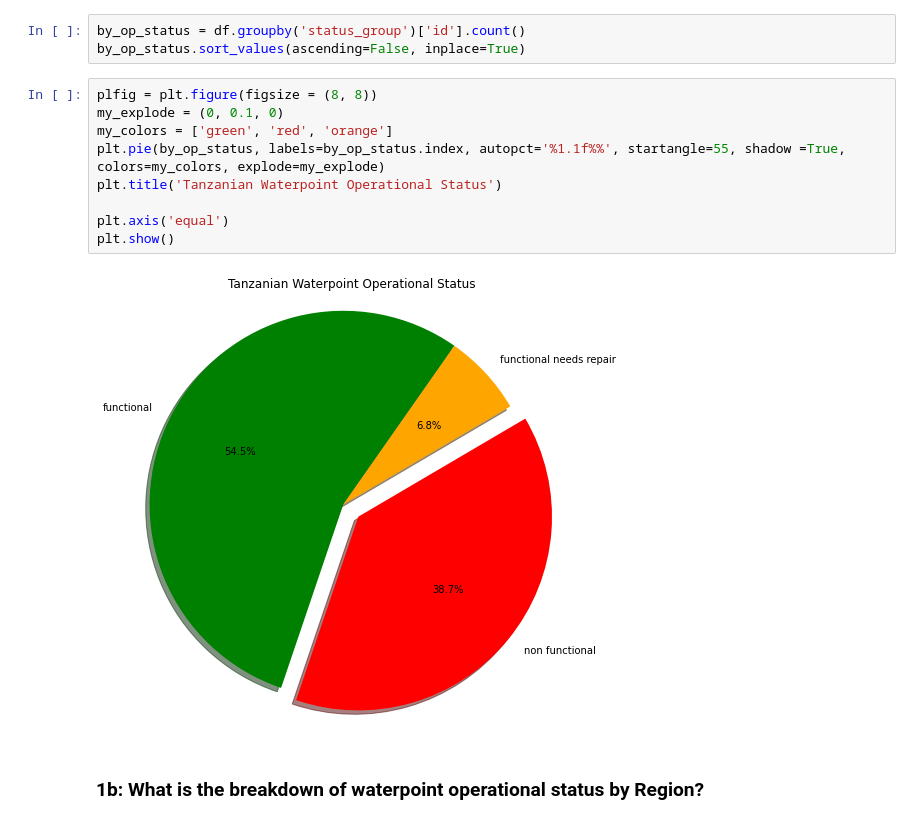
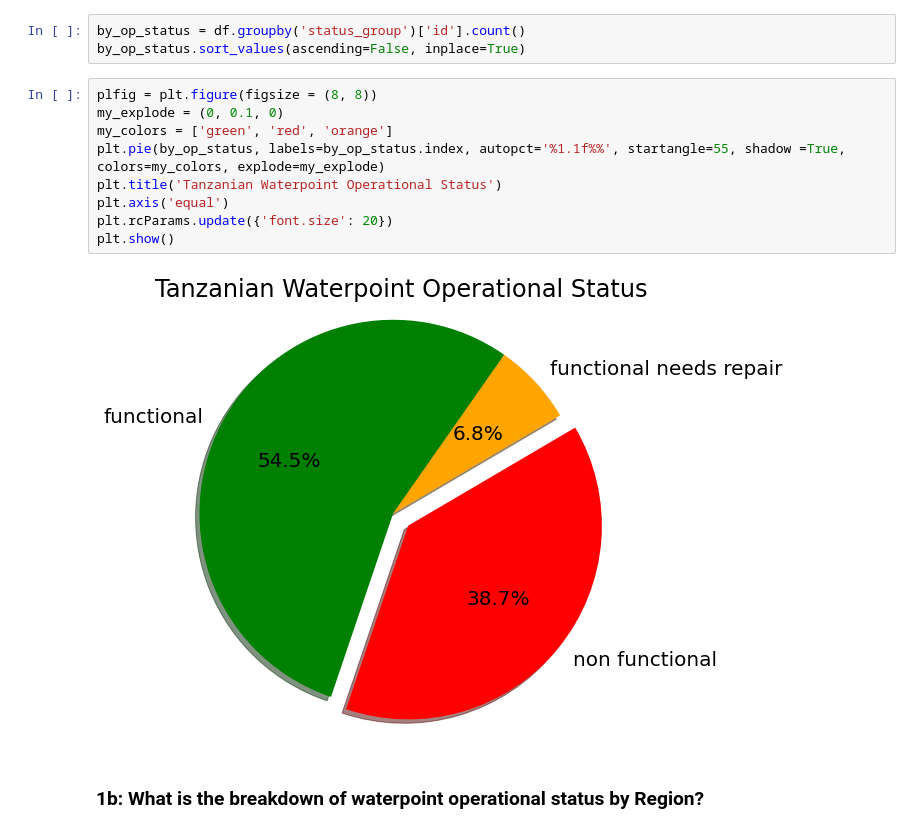
Before and after one commit to kulomady/dsc-phase-3-project, a Jupyter notebook: notebooks/eda.ipynb, the cells around one changed output. Saved outputs shown, nothing was run; the diff lists cells and outputs as text.

```diff
--- a/notebooks/eda.ipynb
+++ b/notebooks/eda.ipynb
@@ -87,14 +87,14 @@ by_op_status.sort_values(ascending=False, inplace=True)
 # %%
 plfig = plt.figure(figsize = (8, 8))
 my_explode = (0, 0.1, 0)
 my_colors = ['green', 'red', 'orange']
 plt.pie(by_op_status, labels=by_op_status.index, autopct='%1.1f%%', startangle=55, shadow =True, colors=my_colors, explode=my_explode)
 plt.title('Tanzanian Waterpoint Operational Status')
-
 plt.axis('equal')
+plt.rcParams.update({'font.size': 20})
 plt.show()
 # %% [output]
-[figure, old version]
+[figure, new version]
 # %% [markdown]
 ### 1b: What is the breakdown of waterpoint operational status by Region?
 # %%
```
Also changed, not shown: parts of 12 cells of this notebook, 4 other files.
